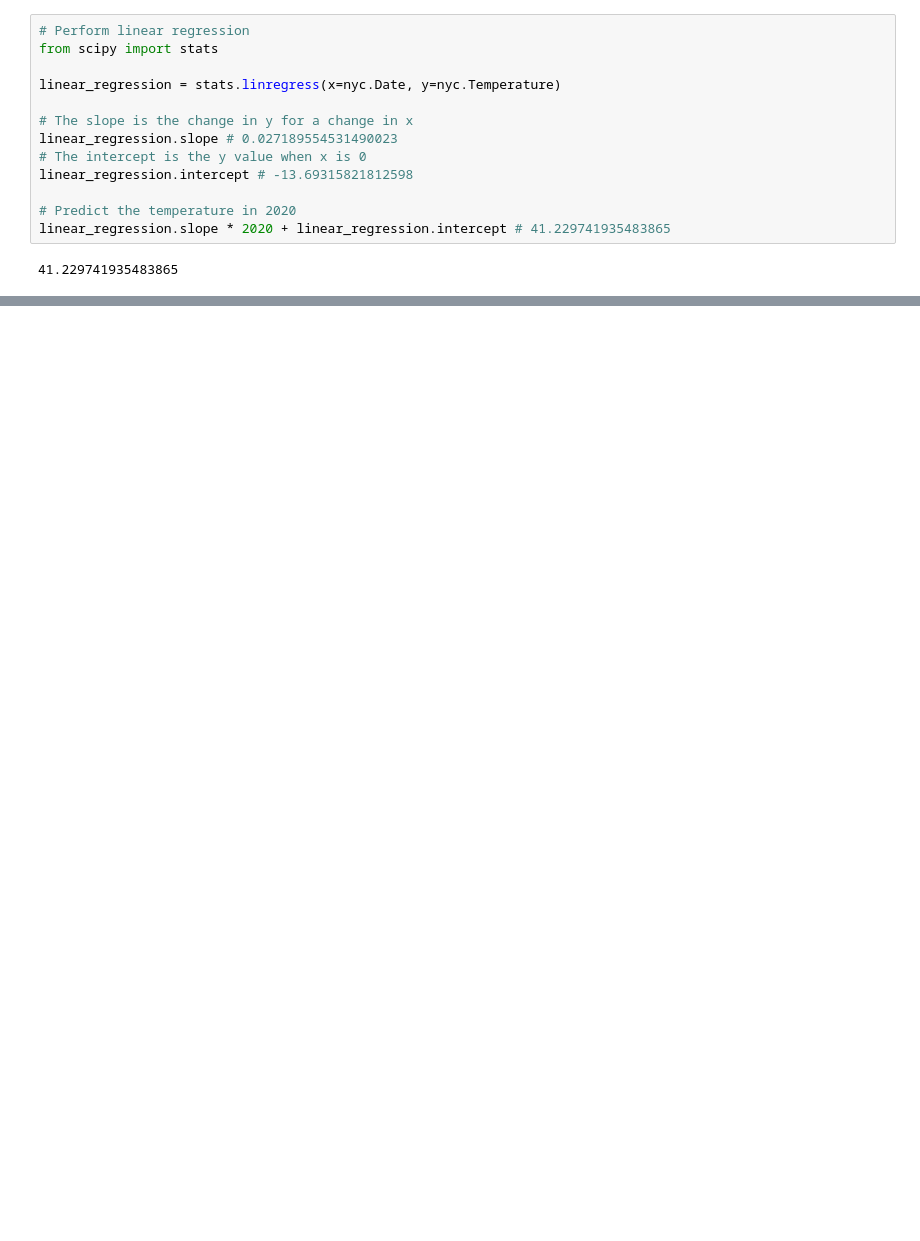
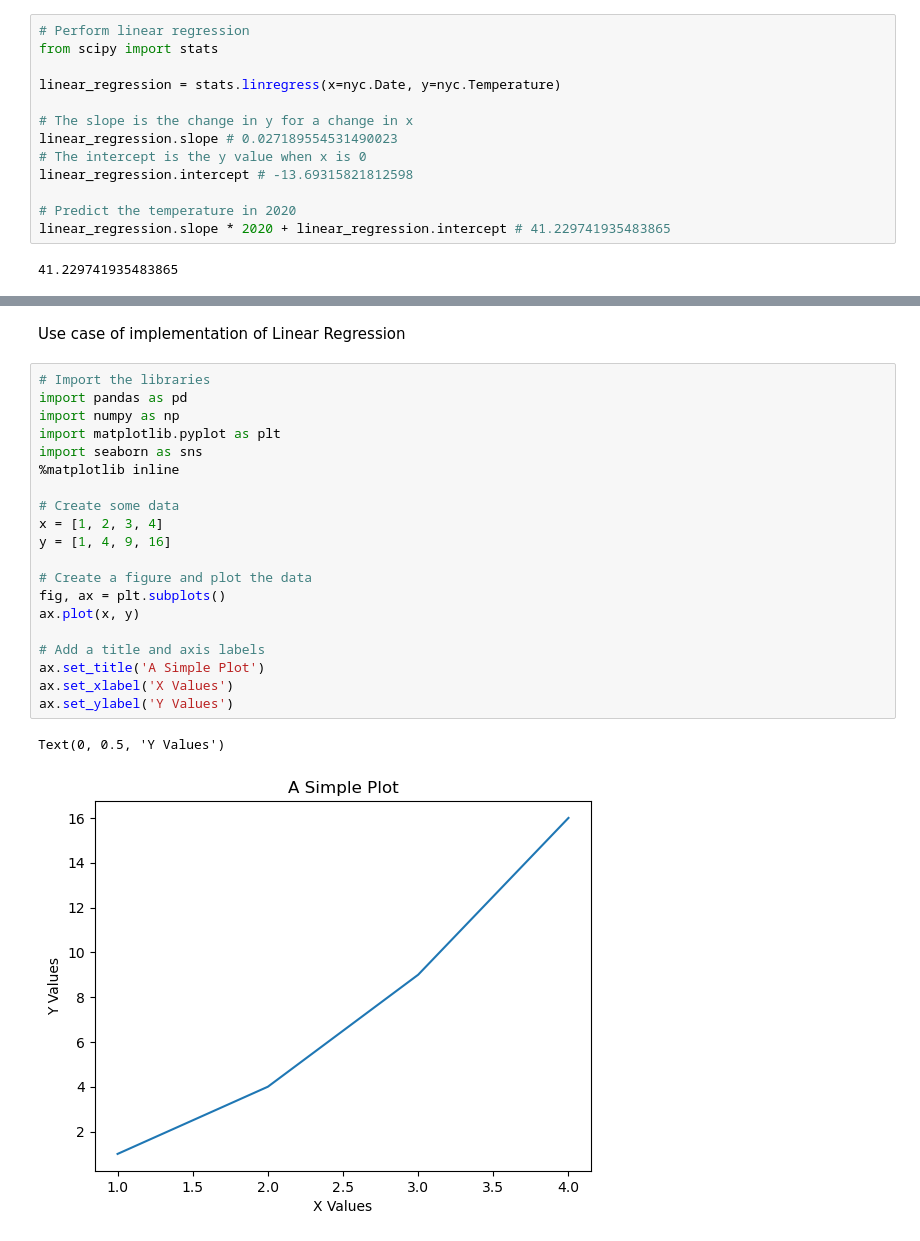
Before and after one commit to simdi/python-fundamentals, a Jupyter notebook: linear_regression/simple_linear_regression.ipynb, the cells around one changed output, grey strips where cells are left out. Saved outputs shown, nothing was run; the diff lists cells and outputs as text; blank space fills up the shorter version.

Commit message:
Started looking at regression.

```diff
--- a/linear_regression/simple_linear_regression.ipynb
+++ b/linear_regression/simple_linear_regression.ipynb
@@ -117,0 +108,25 @@ axes.set_ylim(20, 60)
+# %% [markdown]
+Use case of implementation of Linear Regression
+# %%
+# Import the libraries
+import pandas as pd
+import numpy as np
+import matplotlib.pyplot as plt
+import seaborn as sns
+%matplotlib inline
+
+# Create some data
+x = [1, 2, 3, 4]
+y = [1, 4, 9, 16]
+
+# Create a figure and plot the data
+fig, ax = plt.subplots()
+ax.plot(x, y)
+
+# Add a title and axis labels
+ax.set_title('A Simple Plot')
+ax.set_xlabel('X Values')
+ax.set_ylabel('Y Values')
+# %% [output]
+Text(0, 0.5, 'Y Values')
+[figure, added]
```
Also changed, not shown: parts of 5 cells of this notebook, 1 other file.
